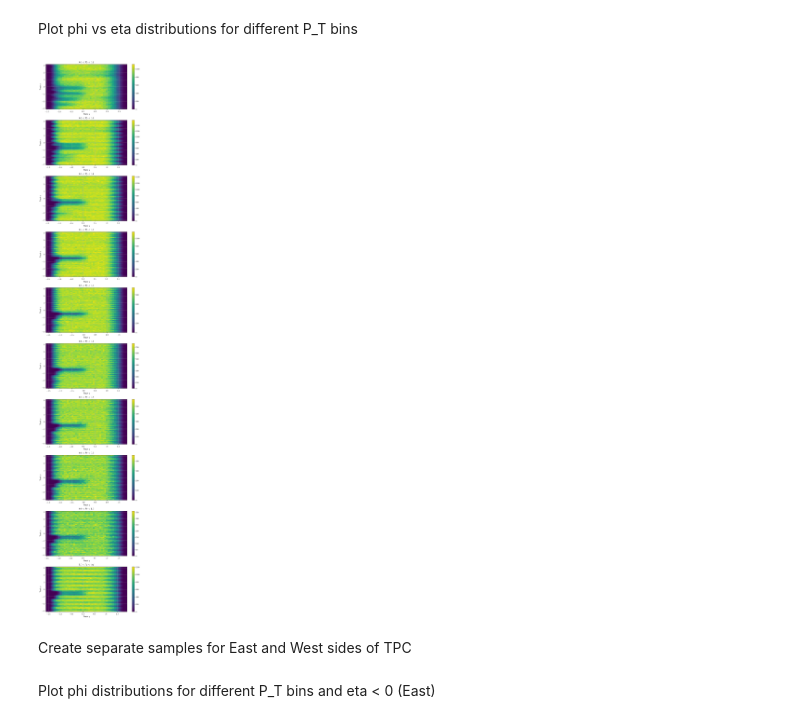
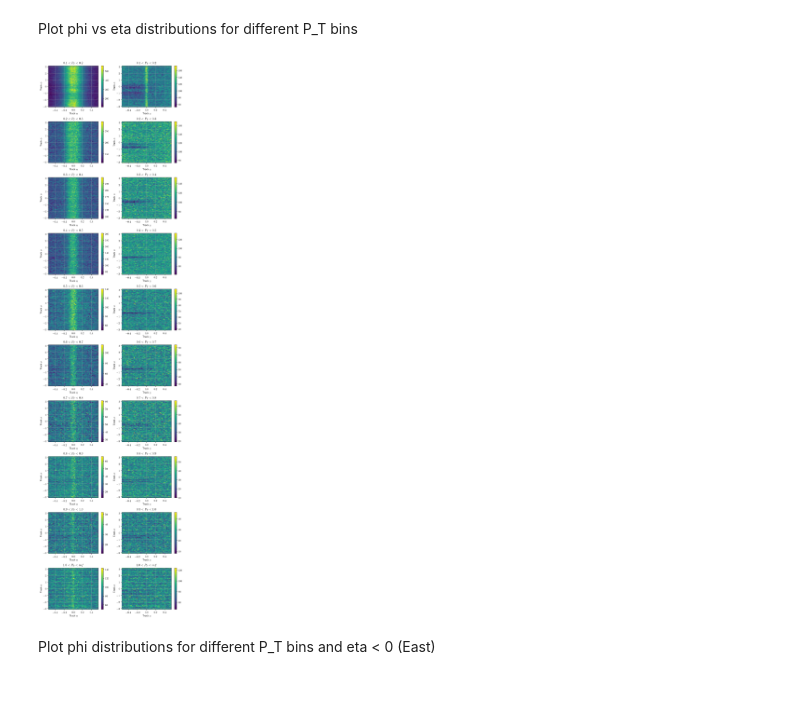
Before and after one commit to plexoos/pub-docs, a Jupyter notebook: star-run18-itpc-tracking-issue/nb_fastoffline_picodst.ipynb, the cells around one changed output. Saved outputs shown, nothing was run; the diff lists cells and outputs as text; code cells hidden in the pictures; blank space fills up the shorter version.

Commit message:
star-run18-itpc-tracking-issue: Update notebook nb_fastoffline_picodst.ipynb

```diff
--- a/star-run18-itpc-tracking-issue/nb_fastoffline_picodst.ipynb
+++ b/star-run18-itpc-tracking-issue/nb_fastoffline_picodst.ipynb
@@ -166,0 +219,12 @@ plt.show()
+# %%
+is_primary = (df.mag > 0)
+print(f'{is_primary.sum()}')
+is_primary_east = is_primary & (df.teta < 0) & (df.oz < 0)
+print(is_primary_east.sum())
+is_primary_west = is_primary & (df.teta > 0) & (df.oz > 0)
+print(is_primary_west.sum())
+# We are mainly interested in the East side with iTPC sector
+points_east = (df.teta < 0) & (df.oz < 0)
+print(points_east.sum())
+points_west = (df.teta > 0) & (df.oz > 0)
+print(points_west.sum())
@@ -171,21 +304,29 @@ edges_pt = np.append(edges_pt, np.inf)
 # %% [markdown]
 Plot phi vs eta distributions for different P_T bins
 # %%
-fig, ax = plt.subplots(10, figsize=(8, 4*10), dpi=150)
+fig, ax = plt.subplots(10, 2, figsize=(8, 3*10), dpi=150)
 
-for iplot, (pt_min, pt_max) in enumerate(zip(edges_pt, edges_pt[1:])):
-    #print(f'{iplot} bin: {pt_min:.1f} < P_T < {pt_max:.1f}')
-    df_pt = df.loc[ (df['pt'] > pt_min) & (df['pt'] < pt_max) ]
-    h = ax[iplot].hist2d(df_pt['peta'], df_pt['pphi'], bins=[50, 100])
-    ax[iplot].set_title(f'${pt_min:.1f} < P_T < {pt_max:.1f}$')
-    ax[iplot].set_xlabel(r'Track $\eta$')
-    ax[iplot].set_ylabel(r'Track $\phi$')
-    ax[iplot].grid(alpha=0.5)
-    fig.colorbar(h[3], ax=ax[iplot])
+for i, (pt_min, pt_max) in enumerate(zip(edges_pt, edges_pt[1:])):
+    #print(f'{i} bin: {pt_min:.1f} < P_T < {pt_max:.1f}')
+    in_pt_bin = (df.gpt > pt_min) & (df.gpt < pt_max)
+
+    a = ax[i, 0]
+    h = a.hist2d(df.loc[ in_pt_bin ].teta, df.loc[ in_pt_bin ].tphi, bins=[50, 100])
+    a.set_title(f'${pt_min:.1f} < P_T < {pt_max:.1f}$')
+    a.set_xlabel(r'Track $\eta$')
+    a.set_ylabel(r'Track $\phi$')
+    a.grid(alpha=0.5)
+    fig.colorbar(h[3], ax=a)
+
+    a = ax[i, 1]
+    h = a.hist2d(df.loc[ is_primary & in_pt_bin ].teta, df.loc[ is_primary & in_pt_bin ].tphi, bins=[50, 100])
+    a.set_title(f'${pt_min:.1f} < P_T < {pt_max:.1f}$')
+    a.set_xlabel(r'Track $\eta$')
+    a.set_ylabel(r'Track $\phi$')
+    a.grid(alpha=0.5)
+    fig.colorbar(h[3], ax=a)
 
 plt.tight_layout()
 plt.show()
 # %% [output]
-[figure, old version]
+[figure, new version]
-# %% [markdown]
-Create separate samples for East and West sides of TPC
```
Also changed, not shown: parts of 34 cells of this notebook.
